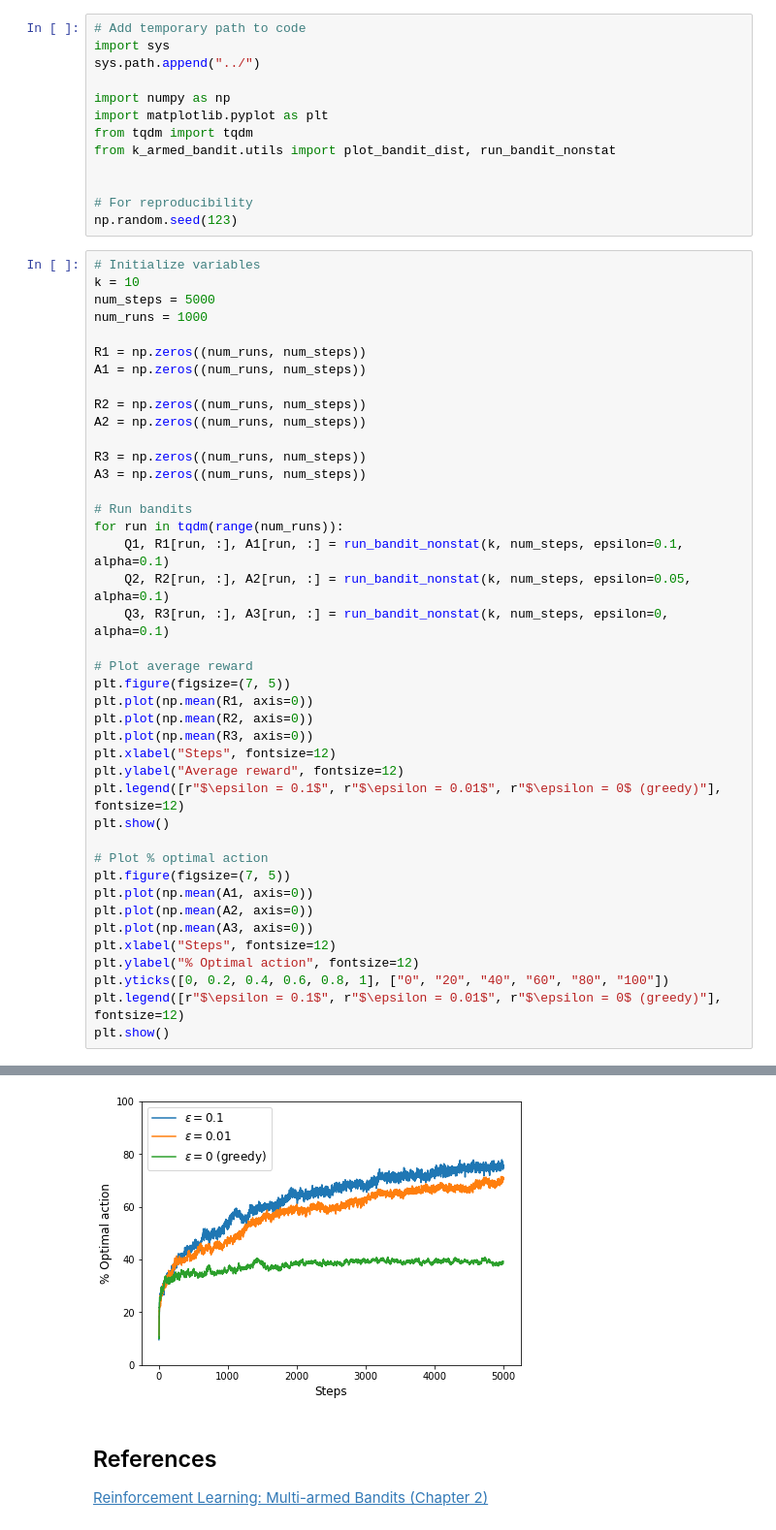
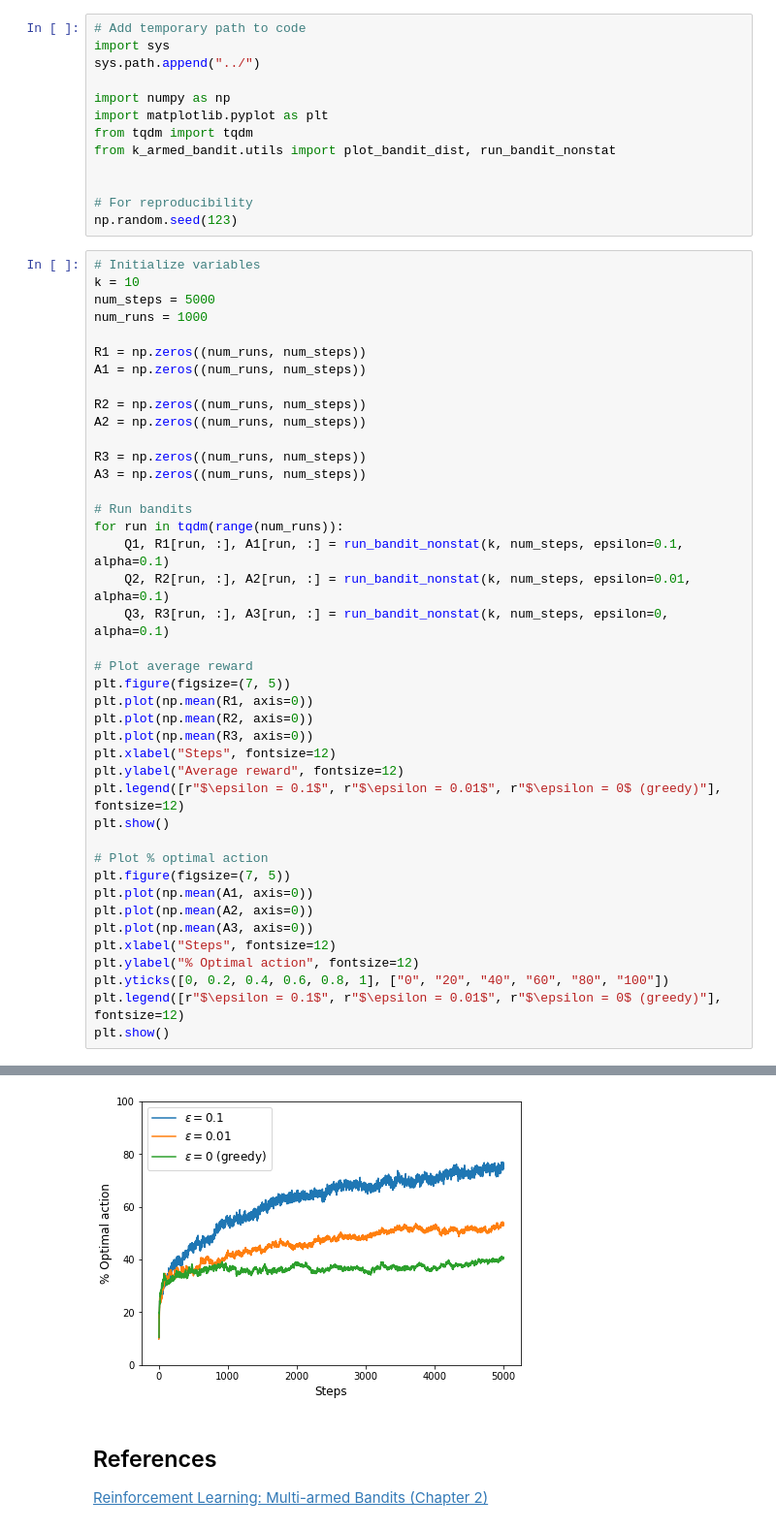
Before and after one commit to sgalella/kArmedBandit, a Jupyter notebook: notebooks/nonstationary.ipynb, the cells around one changed output, grey strips where cells are left out. Shown at 97% size. Cells and saved outputs as stored; diff of their text form.

```diff
--- a/notebooks/nonstationary.ipynb
+++ b/notebooks/nonstationary.ipynb
@@ -31,7 +31,7 @@ A3 = np.zeros((num_runs, num_steps))
 # Run bandits
 for run in tqdm(range(num_runs)):
     Q1, R1[run, :], A1[run, :] = run_bandit_nonstat(k, num_steps, epsilon=0.1, alpha=0.1)
-    Q2, R2[run, :], A2[run, :] = run_bandit_nonstat(k, num_steps, epsilon=0.05, alpha=0.1)
+    Q2, R2[run, :], A2[run, :] = run_bandit_nonstat(k, num_steps, epsilon=0.01, alpha=0.1)
     Q3, R3[run, :], A3[run, :] = run_bandit_nonstat(k, num_steps, epsilon=0, alpha=0.1)
 
 # Plot average reward
@@ -59,4 +59,4 @@ plt.show()
-[figure, old version]
+[figure, new version]
 # %% [markdown]
 ## References
 [Reinforcement Learning: Multi-armed Bandits (Chapter 2)](https://mitpress.mit.edu/books/reinforcement-learning-second-edition)
```
Also changed, not shown: parts of 1 cell of this notebook, 2 other files.
